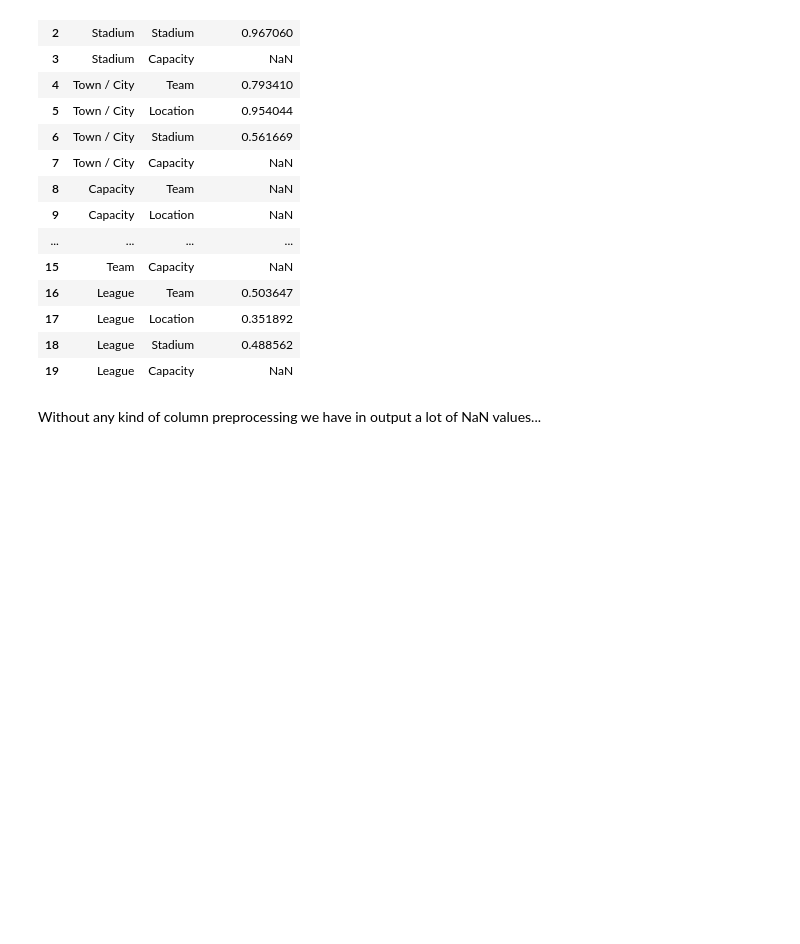
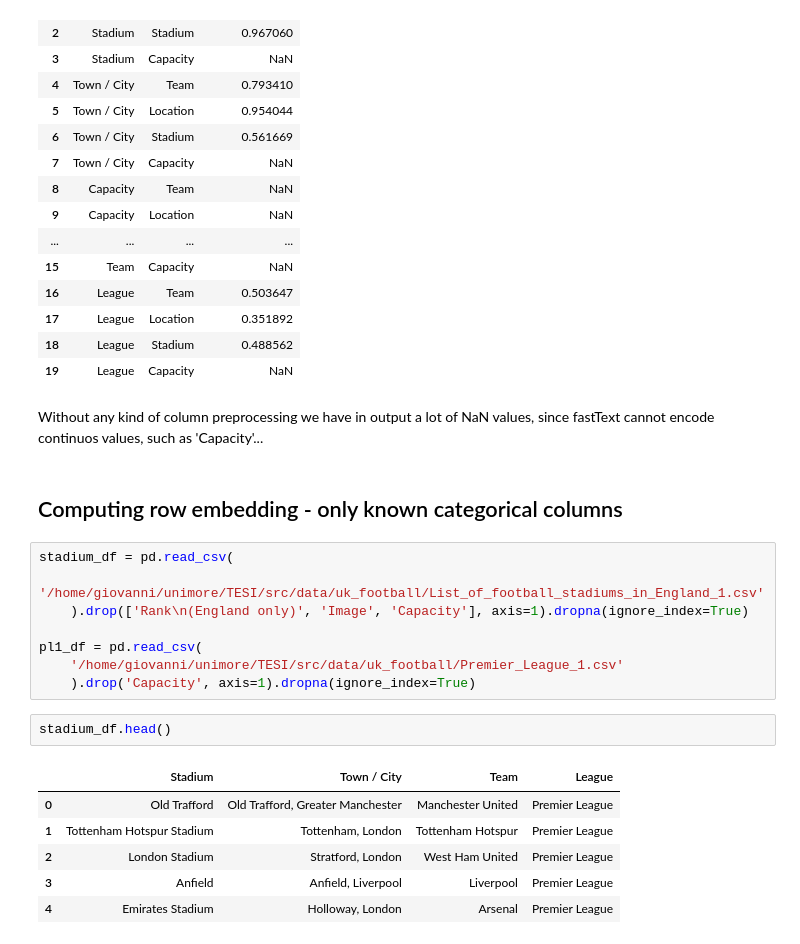
Before and after one commit to nanni00/datalake-table-finder, a Jupyter notebook: src/notebooks/fasttext/basic_example.ipynb, the cells around one changed output. Saved outputs shown, nothing was run; the diff lists cells and outputs as text; blank space fills up the shorter version.

Commit message:
working on column and row embeddings with fasttext

```diff
--- a/src/notebooks/fasttext/basic_example.ipynb
+++ b/src/notebooks/fasttext/basic_example.ipynb
@@ -205,4 +217,24 @@ compare_datasets(stadium_df, pl1_df)
 | 18 | League | Stadium | 0.488562 |
 | 19 | League | Capacity | NaN |
 # %% [markdown]
-Without any kind of column preprocessing we have in output a lot of NaN values...
+Without any kind of column preprocessing we have in output a lot of NaN values, since fastText
+cannot encode continuos values, such as 'Capacity'...
+# %% [markdown]
+## Computing row embedding - only known categorical columns
+# %%
+stadium_df = pd.read_csv(
+    '/home/giovanni/unimore/TESI/src/data/uk_football/List_of_football_stadiums_in_England_1.csv'
+    ).drop(['Rank\n(England only)', 'Image', 'Capacity'], axis=1).dropna(ignore_index=True)
+
+pl1_df = pd.read_csv(
+    '/home/giovanni/unimore/TESI/src/data/uk_football/Premier_League_1.csv'
+    ).drop('Capacity', axis=1).dropna(ignore_index=True)
+# %%
+stadium_df.head()
+# %% [output]
+|  | Stadium | Town / City | Team | League |
+| 0 | Old Trafford | Old Trafford, Greater Manchester | Manchester United | Premier League |
+| 1 | Tottenham Hotspur Stadium | Tottenham, London | Tottenham Hotspur | Premier League |
+| 2 | London Stadium | Stratford, London | West Ham United | Premier League |
+| 3 | Anfield | Anfield, Liverpool | Liverpool | Premier League |
+| 4 | Emirates Stadium | Holloway, London | Arsenal | Premier League |
```
Also changed, not shown: parts of 18 cells of this notebook.
